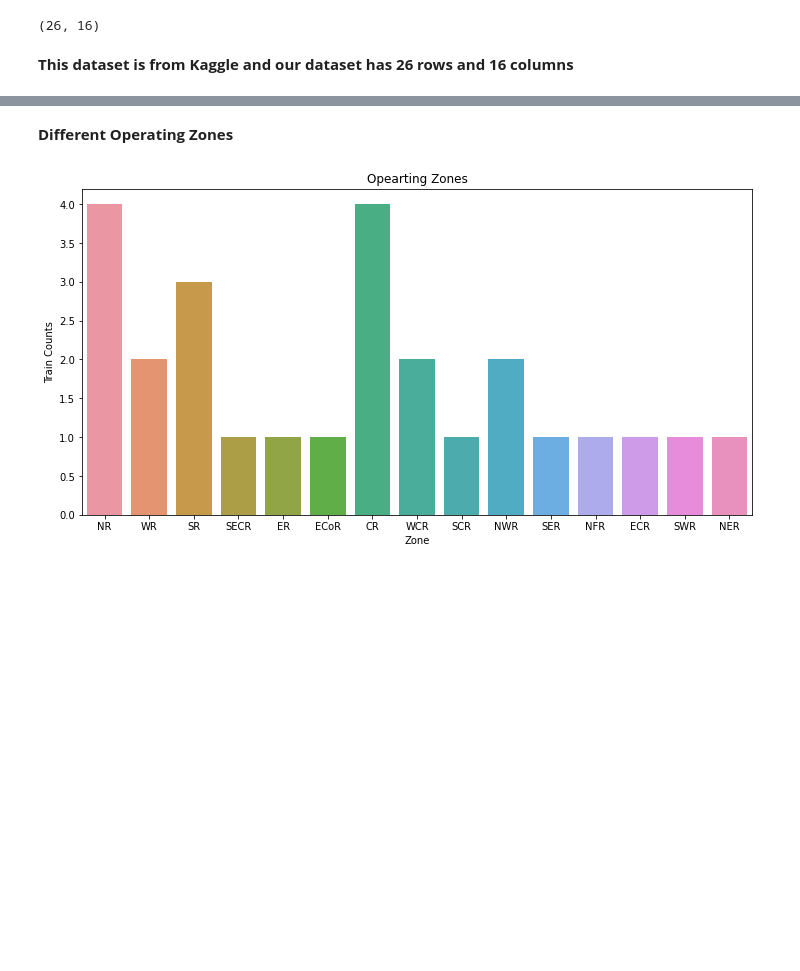
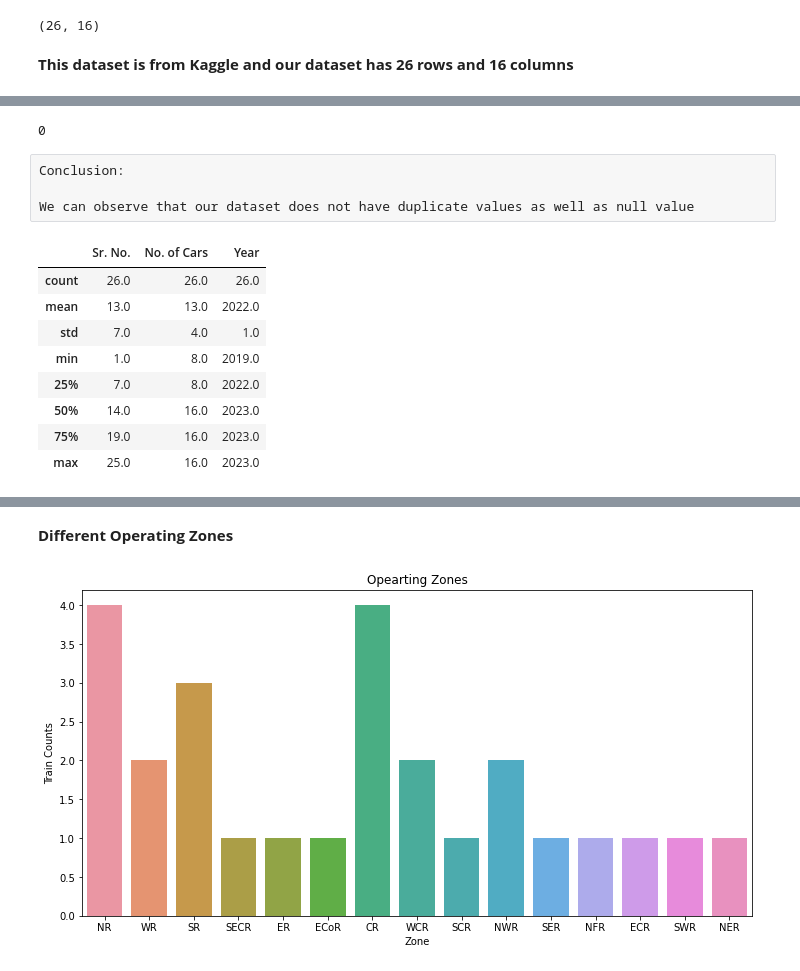
Before and after one commit to PiyushBorhade/EDA-on-Vande-Bharat, a Jupyter notebook: Vande Bharat.ipynb, the cells around one changed output, grey strips where cells are left out. Cells and saved outputs as stored; diff of their text form; code cells hidden in the pictures; blank space fills up the shorter version.

```diff
--- a/Vande Bharat.ipynb
+++ b/Vande Bharat.ipynb
@@ -95,0 +88,20 @@ We can observe that our dataset does not have duplicate values as well as null v
+# %%
+df.duplicated().sum()
+# %% [output]
+0
+# %% [raw]
+Conclusion:
+
+We can observe that our dataset does not have duplicate values as well as null value
+# %%
+df.describe().round()
+# %% [output]
+|  | Sr. No. | No. of Cars | Year |
+| count | 26.0 | 26.0 | 26.0 |
+| mean | 13.0 | 13.0 | 2022.0 |
+| std | 7.0 | 4.0 | 1.0 |
+| min | 1.0 | 8.0 | 2019.0 |
+| 25% | 7.0 | 8.0 | 2022.0 |
+| 50% | 14.0 | 16.0 | 2023.0 |
+| 75% | 19.0 | 16.0 | 2023.0 |
+| max | 25.0 | 16.0 | 2023.0 |
```
Also changed, not shown: parts of 46 cells of this notebook, 1 other file.
